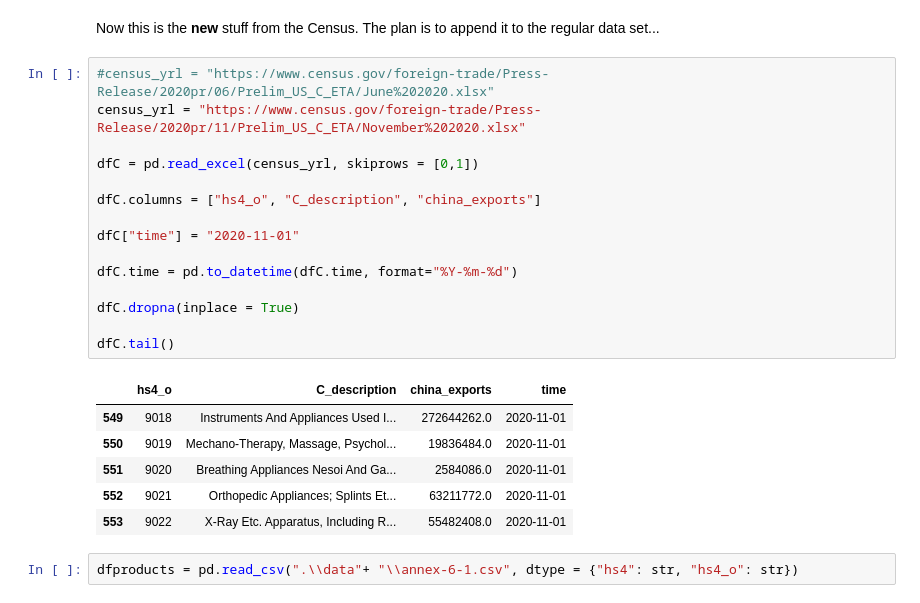
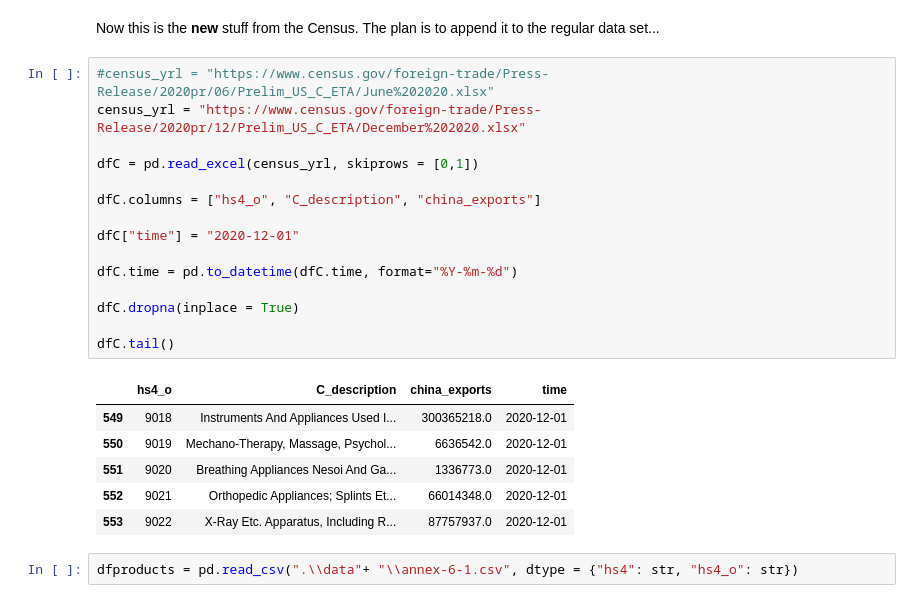
Before and after one commit to mwaugh0328/tradewar-tracker, a Jupyter notebook: phase-one-trade-Cdata.ipynb, the cells around one changed output. Cells and saved outputs as stored; diff of their text form.

Commit message:
updated december data

```diff
--- a/phase-one-trade-Cdata.ipynb
+++ b/phase-one-trade-Cdata.ipynb
@@ -102,26 +102,26 @@ df.head()
 Now this is the **new** stuff from the Census. The plan is to append it to the regular data set...
 # %%
 #census_yrl = "https://www.census.gov/foreign-trade/Press-Release/2020pr/06/Prelim_US_C_ETA/June%202020.xlsx"
-census_yrl = "https://www.census.gov/foreign-trade/Press-Release/2020pr/11/Prelim_US_C_ETA/November%202020.xlsx"
+census_yrl = "https://www.census.gov/foreign-trade/Press-Release/2020pr/12/Prelim_US_C_ETA/December%202020.xlsx"
 
 dfC = pd.read_excel(census_yrl, skiprows = [0,1])
 
 dfC.columns = ["hs4_o", "C_description", "china_exports"]
 
-dfC["time"] = "2020-11-01"
+dfC["time"] = "2020-12-01"
 
 dfC.time = pd.to_datetime(dfC.time, format="%Y-%m-%d")
 
 dfC.dropna(inplace = True)
 
 dfC.tail()
 # %% [output]
 |  | hs4_o | C_description | china_exports | time |
-| 549 | 9018 | Instruments And Appliances Used I... | 272644262.0 | 2020-11-01 |
-| 550 | 9019 | Mechano-Therapy, Massage, Psychol... | 19836484.0 | 2020-11-01 |
-| 551 | 9020 | Breathing Appliances Nesoi And Ga... | 2584086.0 | 2020-11-01 |
-| 552 | 9021 | Orthopedic Appliances; Splints Et... | 63211772.0 | 2020-11-01 |
-| 553 | 9022 | X-Ray Etc. Apparatus, Including R... | 55482408.0 | 2020-11-01 |
+| 549 | 9018 | Instruments And Appliances Used I... | 300365218.0 | 2020-12-01 |
+| 550 | 9019 | Mechano-Therapy, Massage, Psychol... | 6636542.0 | 2020-12-01 |
+| 551 | 9020 | Breathing Appliances Nesoi And Ga... | 1336773.0 | 2020-12-01 |
+| 552 | 9021 | Orthopedic Appliances; Splints Et... | 66014348.0 | 2020-12-01 |
+| 553 | 9022 | X-Ray Etc. Apparatus, Including R... | 87757937.0 | 2020-12-01 |
 # %%
 dfproducts = pd.read_csv(".\\data"+ "\\annex-6-1.csv", dtype = {"hs4": str, "hs4_o": str})
 # %%
```
Also changed, not shown: parts of 11 cells of this notebook, 5 other files.
